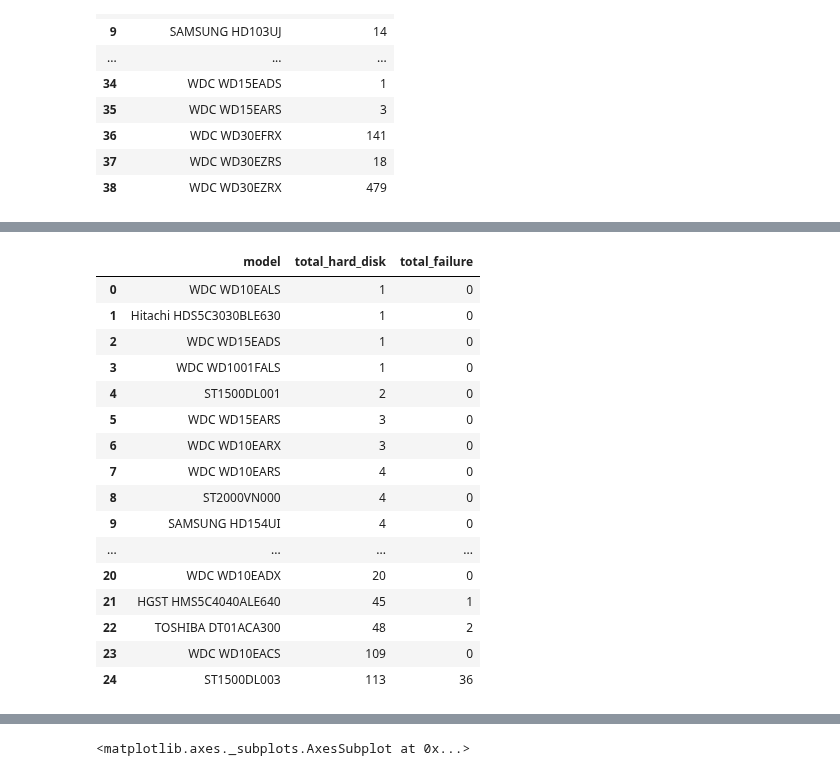
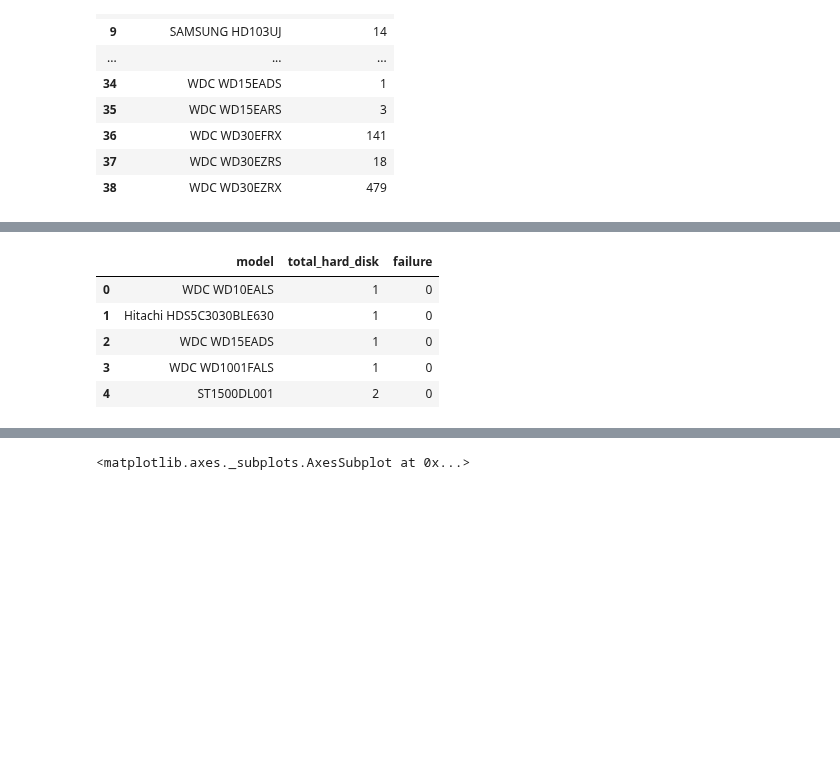
Before and after one commit to ababook/intro-python-data-science, a Jupyter notebook: hard-disk/Explore.ipynb, the cells around one changed output, grey strips where cells are left out. Cells and saved outputs as stored; diff of their text form; code cells hidden in the pictures; blank space fills up the shorter version.

```diff
--- a/hard-disk/Explore.ipynb
+++ b/hard-disk/Explore.ipynb
@@ -96,3 +95,7 @@ total_hard_disk_per_model_df = pd.read_sql_query(sql='''SELECT model,count(disti
+# %%
+total_hard_disk_per_model_df = total_hard_disk_per_model_df.reset_index()
+# %%
+total_hard_disk_per_model_df.columns = ['model','total_hard_disk']
 # %%
 total_hard_disk_per_model_df.head(39)
 # %% [output]
@@ -139,3 +139,5 @@ hard_disk_failures_df = pd.read_sql_query(sql='''SELECT model,sum(failure) as to
+# %%
+hard_disk_failures_df = pd.DataFrame(data_df.groupby('model').failure.sum())
 # %%
 hard_disk_failures_df.head()
 # %% [output]
@@ -147,0 +151,2 @@ hard_disk_failures_df.head()
+# %%
+hard_disk_failures_df = hard_disk_failures_df.reset_index()
@@ -159,22 +175,11 @@ hard_disk_failures_df.plot(kind="barh",x="model",y="total_failure",figsize=(18,1
 # To get that data, instead of computing again, we can join the 2 data frames and compute the new column
 merged_df = total_hard_disk_per_model_df.merge(hard_disk_failures_df,how='inner',on='model')
 # %%
-merged_df.head(25)
+merged_df.head()
 # %% [output]
-|  | model | total_hard_disk | total_failure |
+|  | model | total_hard_disk | failure |
 | 0 | WDC WD10EALS | 1 | 0 |
 | 1 | Hitachi HDS5C3030BLE630 | 1 | 0 |
 | 2 | WDC WD15EADS | 1 | 0 |
 | 3 | WDC WD1001FALS | 1 | 0 |
 | 4 | ST1500DL001 | 2 | 0 |
-| 5 | WDC WD15EARS | 3 | 0 |
-| 6 | WDC WD10EARX | 3 | 0 |
-| 7 | WDC WD10EARS | 4 | 0 |
-| 8 | ST2000VN000 | 4 | 0 |
-| 9 | SAMSUNG HD154UI | 4 | 0 |
-| ... | ... | ... | ... |
-| 20 | WDC WD10EADX | 20 | 0 |
-| 21 | HGST HMS5C4040ALE640 | 45 | 1 |
-| 22 | TOSHIBA DT01ACA300 | 48 | 2 |
-| 23 | WDC WD10EACS | 109 | 0 |
-| 24 | ST1500DL003 | 113 | 36 |
```
Also changed, not shown: parts of 82 cells of this notebook.
